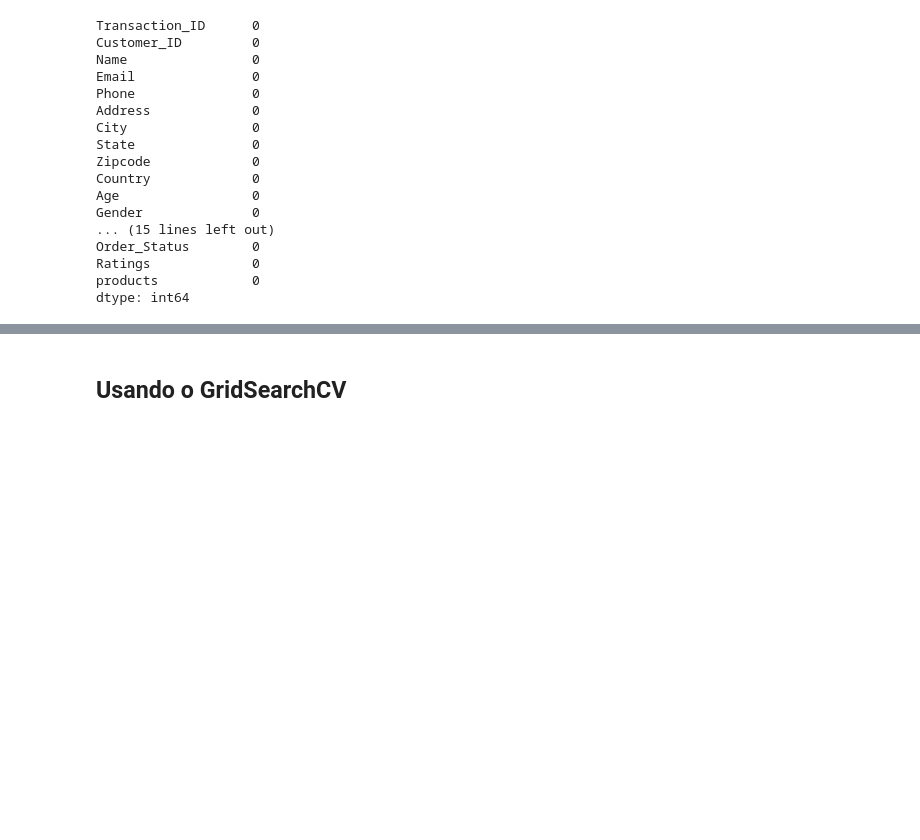
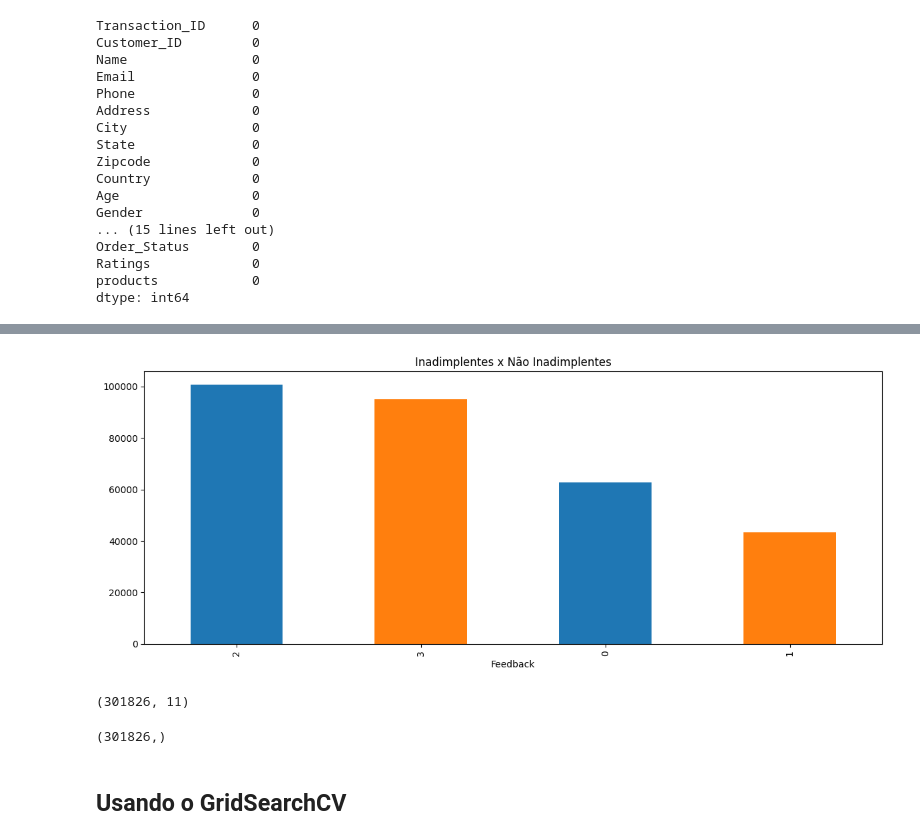
Before and after one commit to menezescarlos/SEGMENTACAO-CLIENTE, a Jupyter notebook: analiseecommerce.ipynb, the cells around one changed output, grey strips where cells are left out. Drawn from its saved outputs; the diff is of its cells as text; code cells hidden in the pictures; blank space fills up the shorter version.

```diff
--- a/analiseecommerce.ipynb
+++ b/analiseecommerce.ipynb
@@ -670,7 +670,7 @@ dtype: int64
 base.fillna(0, inplace=True)
 # %%
 # Separando a variavel alvo
-target = base.iloc[:,10]
+target = base.iloc[:,24]
 # %%
 target.head()
 # %% [output]
@@ -698,3 +749,17 @@ preditoras.head()#Visualizando as variaveis preditoras
+# %%
+plt.rcParams["figure.figsize"] = [12.00, 5.00]
+plt.rcParams["figure.autolayout"] = True
+target.value_counts().plot(kind='bar', title='Inadimplentes x Não Inadimplentes',color = ['#1F77B4', '#FF7F0E']);
+# %% [output]
+[figure, added]
+# %%
+preditoras.shape
+# %% [output]
+(301826, 11)
+# %%
+target.shape
+# %% [output]
+(301826,)
 # %%
 from sklearn.model_selection import train_test_split
 # Divisão em Dados de Treino e Teste.
```
Also changed, not shown: parts of 45 cells of this notebook.
